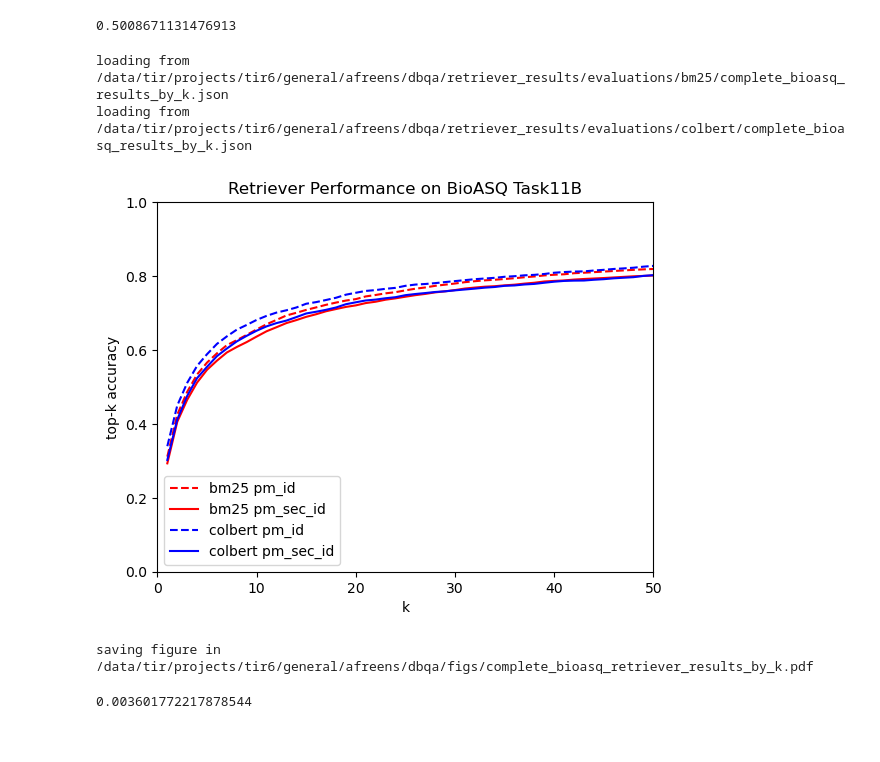
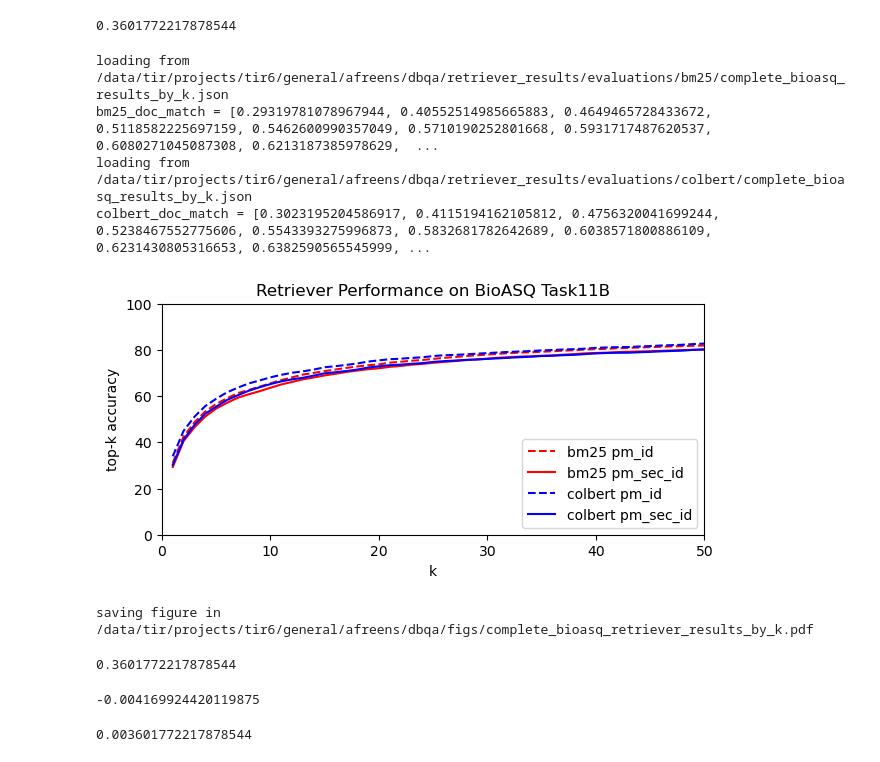
Before and after one commit to neulab/ragged, a Jupyter notebook: retriever/retriever_plots.ipynb, the cells around one changed output. Saved outputs shown, nothing was run; the diff lists cells and outputs as text; code cells hidden in the pictures.

```diff
--- a/retriever/retriever_plots.ipynb
+++ b/retriever/retriever_plots.ipynb
@@ -20,7 +20,7 @@ result_dir = "/data/tir/projects/tir6/general/afreens/dbqa"
 dataset = 'nq-dev-kilt'
 is_bioasq = True if 'bioasq' in dataset else False
 ks = np.arange(1,101)
-plt.figure(figsize = (6.4, 4.8))
+plt.figure(figsize = (7,3))
 retrievers = ['bm25', 'colbert']
 colors = 'rb'
 if is_bioasq:
@@ -58,16 +58,18 @@ for i, retriever in enumerate(retrievers):
         bm25_wiki_par_id_match = wiki_par_id_match
 
     color = colors[i]
-    plt.plot(ks, wiki_id_match, color = color, linestyle = '--', label = f'{retriever} wiki_id')
-    plt.plot(ks, wiki_par_id_match, color = color, label = f'{retriever} wiki_par_id')
+    # print(wiki_id_match)
+    print(f'{retriever}_doc_match = {wiki_par_id_match[:50]}')
+    plt.plot(ks, 100*np.array(wiki_id_match), color = color, linestyle = '--', label = f'{retriever} wiki_id')
+    plt.plot(ks, 100*np.array(wiki_par_id_match), color = color, label = f'{retriever} wiki_par_id')
     # break
 
 
 # plt.savefig(os.path.join(evaluation_dir, dataset+ '_results_by_k.jpg'))
 plt.title(f'Retriever Performance on NQ')
 plt.ylabel('top-k accuracy')
-plt.ylim(bottom = 0, top = 1.0)
-plt.yticks(ticks = np.arange(0, 1.1, 0.2))
+plt.ylim(bottom = 0, top = 100)
+# plt.yticks(ticks = np.arange(0, 1.1, 0.2))
 plt.xlabel('k')
 plt.legend()
 plt.xlim(left =0, right = 50)
@@ -141,12 +148,13 @@ saving figure in /data/tir/projects/tir6/general/afreens/dbqa/figs/nq_retriever_
 # %%
-np.mean(np.array(colbert_wiki_par_id_match[:50])-np.array(bm25_wiki_par_id_match[:50]))
+np.mean(np.array(colbert_wiki_par_id_match[:50])-np.array(bm25_wiki_par_id_match[:50]))*100
 # %% [output]
-0.5008671131476913
+0.3601772217878544
 # %%
 # wiki_id_match, wiki_par_id_match = results_by_key(ks, results_by_k, is_bioasq = is_bioasq)
 dataset = 'bioasq'
 is_bioasq = True if 'bioasq' in dataset else False
 ks = np.arange(1,101)
+plt.figure(figsize = (7,3))
 retrievers = ['bm25', 'colbert']
 colors = plt.rcParams['axes.prop_cycle'].by_key()['color']
 if is_bioasq:
@@ -159,33 +167,7 @@ else:
     docid_name = 'wiki'
     section_name = 'par'
     section_key = 'start_paragraph_id'
-# ks = results_by_k.keys()
 
-
-# results_by_key = {}
-# for i, retriever in enumerate(retrievers):
-#     evaluation_dir = os.path.join(result_dir, 'retriever_results/evaluations', retriever)
-#     results_by_k = load_json(os.path.join(evaluation_dir, dataset+ '_results_by_k.json'))
-#     wiki_id_match = []
-#     wiki_par_id_match = []
-
-#     # for key, value in results_by_k.items():
-#     #     if key in results_by_key:
-#     #         results_by_key[key].append(value)
-#     #     else:
-#     #         results_by_key[key] = value
-
-#     for k in ks:
-#         wiki_id_match.append(results_by_k[(str)(k)][f'top-k {docid_name}_id accuracy'])
-#         wiki_par_id_match.append(results_by_k[(str)(k)][f'top-k {docid_name}_{section_name}_id accuracy'])
-
-
-#     color = colors[i]
-#     plt.plot(ks, wiki_id_match, color = color, linestyle = '--', label = f'sampled, {retriever} {docid_name}_id')
-#     plt.plot(ks, wiki_par_id_match, color = color, label = f'sampled, {retriever} {docid_name}_{section_name}_id')
-#     # break
-
-# retriever = 'bm25'
 colors = ['red', 'blue']
 datasets = ['complete_bioasq']
 for dataset in datasets:
@@ -194,36 +176,39 @@ for dataset in datasets:
         results_by_k = load_json(os.path.join(evaluation_dir, dataset+ '_results_by_k.json'))
         wiki_id_match = []
         wiki_par_id_match = []
 
         for k in ks:
             wiki_id_match.append(results_by_k[(str)(k)][f'top-k {docid_name}_id accuracy'])
             wiki_par_id_match.append(results_by_k[(str)(k)][f'top-k {docid_name}_{section_name}_id accuracy'])
 
 
         color = colors[i]
+        print(f'{retriever}_doc_match = {wiki_par_id_match[:50]}')
         # plt.plot(ks, wiki_id_match, color = color, linestyle = '--', label = f'complete, {retriever} {docid_name}_id')
         # plt.plot(ks, wiki_par_id_match, color = color, label = f'complete, {retriever} {docid_name}_{section_name}_id')
-        plt.plot(ks, wiki_id_match, color = color, linestyle = '--', label = f'{retriever} {docid_name}_id')
-        plt.plot(ks, wiki_par_id_match, color = color, label = f'{retriever} {docid_name}_{section_name}_id')
+        plt.plot(ks, 100*np.array(wiki_id_match), color = color, linestyle = '--', label = f'{retriever} {docid_name}_id')
+        plt.plot(ks, 100*np.array(wiki_par_id_match), color = color, label = f'{retriever} {docid_name}_{section_name}_id')
 
         if retriever == 'colbert':
             colbert_wiki_par_id_match = wiki_par_id_match
         else:
             bm25_wiki_par_id_match = wiki_par_id_match
 # plt.savefig(os.path.join(evaluation_dir, dataset+ '_results_by_k.jpg'))
 plt.title(f'Retriever Performance on BioASQ Task11B')
 plt.ylabel('top-k accuracy')
-plt.ylim(bottom = 0, top = 1.0)
+plt.ylim(bottom = 0, top = 100)
 plt.xlim(left =0, right = 50)
-plt.yticks(ticks = np.arange(0, 1.1, 0.2))
+# plt.yticks(ticks = np.arange(0, 1.1, 0.2))
 plt.xlabel('k')
 plt.legend()
 fig_file = os.path.join('/data/tir/projects/tir6/general/afreens/dbqa/figs/', dataset.split('-')[0]+ '_retriever_results_by_k.pdf')
 plt.savefig(fig_file, bbox_inches='tight', pad_inches=0)
 plt.show()
 print('saving figure in', fig_file)
 # %% [output]
 loading from /data/tir/projects/tir6/general/afreens/dbqa/retriever_results/evaluations/bm25/complete_bioasq_results_by_k.json
+bm25_doc_match = [0.29319781078967944, 0.40552514985665883, 0.4649465728433672, 0.5118582225697159, 0.5462600990357049, 0.5710190252801668, 0.5931717487620537, 0.6080271045087308, 0.6213187385978629,  ...
 loading from /data/tir/projects/tir6/general/afreens/dbqa/retriever_results/evaluations/colbert/complete_bioasq_results_by_k.json
+colbert_doc_match = [0.3023195204586917, 0.4115194162105812, 0.4756320041699244, 0.5238467552775606, 0.5543393275996873, 0.5832681782642689, 0.6038571800886109, 0.6231430805316653, 0.6382590565545999, ...
-[figure, old version]
+[figure, new version]
 saving figure in /data/tir/projects/tir6/general/afreens/dbqa/figs/complete_bioasq_retriever_results_by_k.pdf
@@ -230,3 +220,11 @@ saving figure in /data/tir/projects/tir6/general/afreens/dbqa/figs/complete_bioa
+# %%
+np.mean(np.array(colbert_doc_match)-np.array(bm25_doc_match))*100
+# %% [output]
+0.3601772217878544
+# %%
+np.min(np.array(colbert_doc_match)-np.array(bm25_doc_match))
+# %% [output]
+-0.004169924420119875
 # %%
 np.mean(np.array(colbert_wiki_par_id_match[:50])-np.array(bm25_wiki_par_id_match[:50]))
 # %% [output]
```
Also changed, not shown: parts of 4 cells of this notebook.
